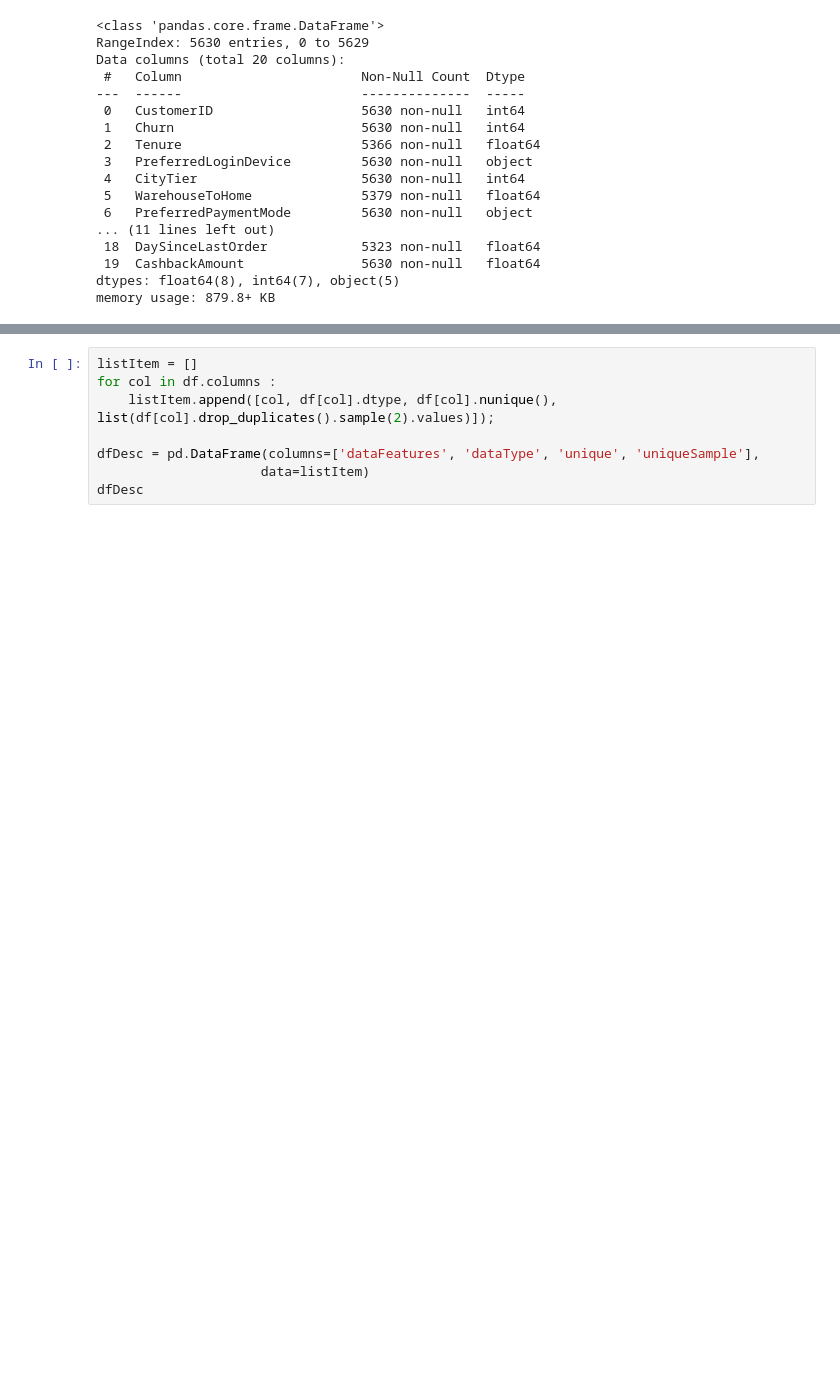
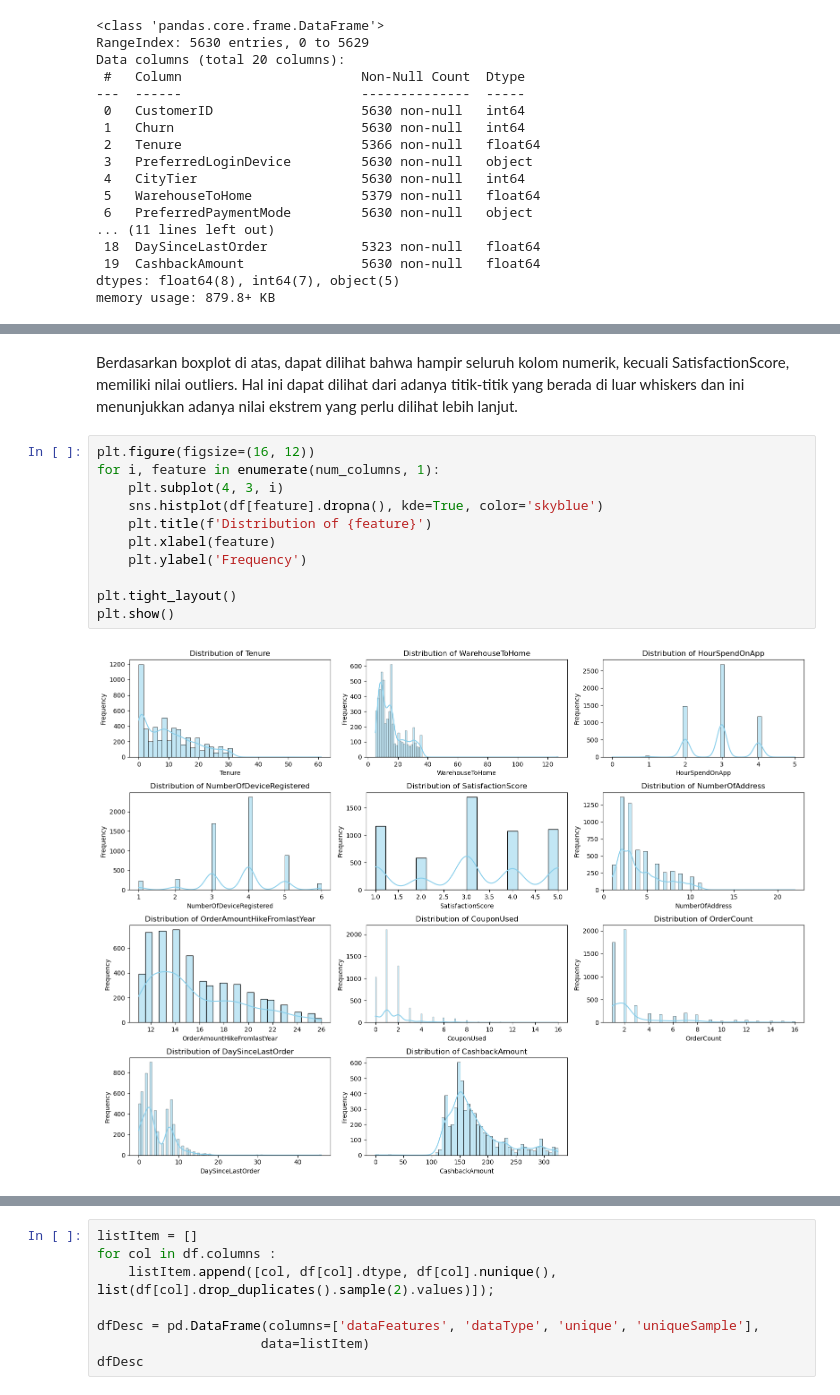
Before and after one commit to Dokaebi20/Finpro_Zetta_11-24, a Jupyter notebook: FinPro.ipynb, the cells around one changed output, grey strips where cells are left out. Drawn from its saved outputs; the diff is of its cells as text; blank space fills up the shorter version.

```diff
--- a/FinPro.ipynb
+++ b/FinPro.ipynb
@@ -133,0 +161,15 @@ df.describe()
+# %% [markdown]
+Berdasarkan boxplot di atas, dapat dilihat bahwa hampir seluruh kolom numerik, kecuali SatisfactionScore, memiliki nilai outliers. Hal ini dapat dilihat dari adanya titik-titik yang berada di luar whiskers dan ini menunjukkan adanya nilai ekstrem yang perlu dilihat lebih lanjut.
+# %%
+plt.figure(figsize=(16, 12))
+for i, feature in enumerate(num_columns, 1):
+    plt.subplot(4, 3, i)
+    sns.histplot(df[feature].dropna(), kde=True, color='skyblue')
+    plt.title(f'Distribution of {feature}')
+    plt.xlabel(feature)
+    plt.ylabel('Frequency')
+
+plt.tight_layout()
+plt.show()
+# %% [output]
+[figure, added]
```
Also changed, not shown: parts of 38 cells of this notebook.
